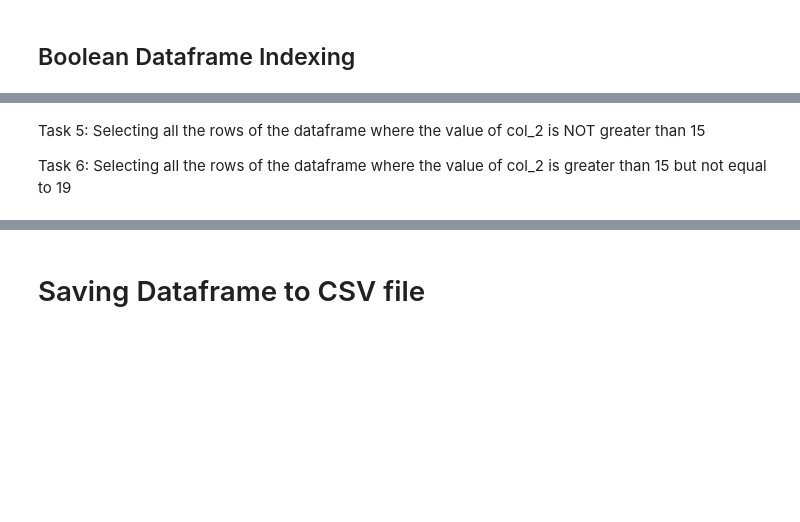
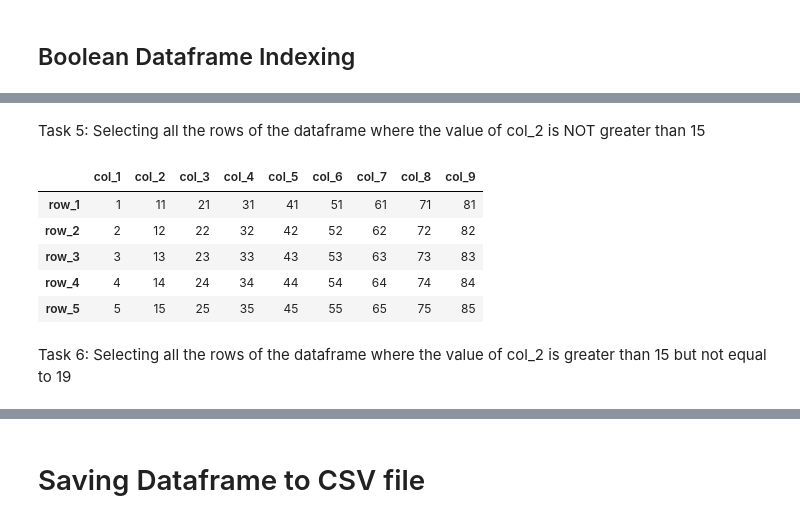
Before and after one commit to amohd63/ENCS5141-INTELLIGENT-SYSTEMS-LAB, a Jupyter notebook: LAB1.ipynb, the cells around one changed output, grey strips where cells are left out. Cells and saved outputs as stored; diff of their text form; code cells hidden in the pictures; blank space fills up the shorter version.

```diff
--- a/LAB1.ipynb
+++ b/LAB1.ipynb
@@ -310,4 +381,13 @@ Task 4: Use iloc with position-based indexing to select all rows and columns 1,
+# %% [markdown]
+Task 5: Selecting all the rows of the dataframe where the value of col_2 is NOT greater than 15
+# %%
+df[df['col_2'] <= 15]
+# %% [output]
+|  | col_1 | col_2 | col_3 | col_4 | col_5 | col_6 | col_7 | col_8 | col_9 |
+| row_1 | 1 | 11 | 21 | 31 | 41 | 51 | 61 | 71 | 81 |
+| row_2 | 2 | 12 | 22 | 32 | 42 | 52 | 62 | 72 | 82 |
+| row_3 | 3 | 13 | 23 | 33 | 43 | 53 | 63 | 73 | 83 |
+| row_4 | 4 | 14 | 24 | 34 | 44 | 54 | 64 | 74 | 84 |
+| row_5 | 5 | 15 | 25 | 35 | 45 | 55 | 65 | 75 | 85 |
 # %% [markdown]
-Task 5: Selecting all the rows of the dataframe where the value of col_2 is NOT greater than 15
-
 Task 6: Selecting all the rows of the dataframe where the value of col_2 is greater than 15 but not equal to 19
```
Also changed, not shown: parts of 30 cells of this notebook.
